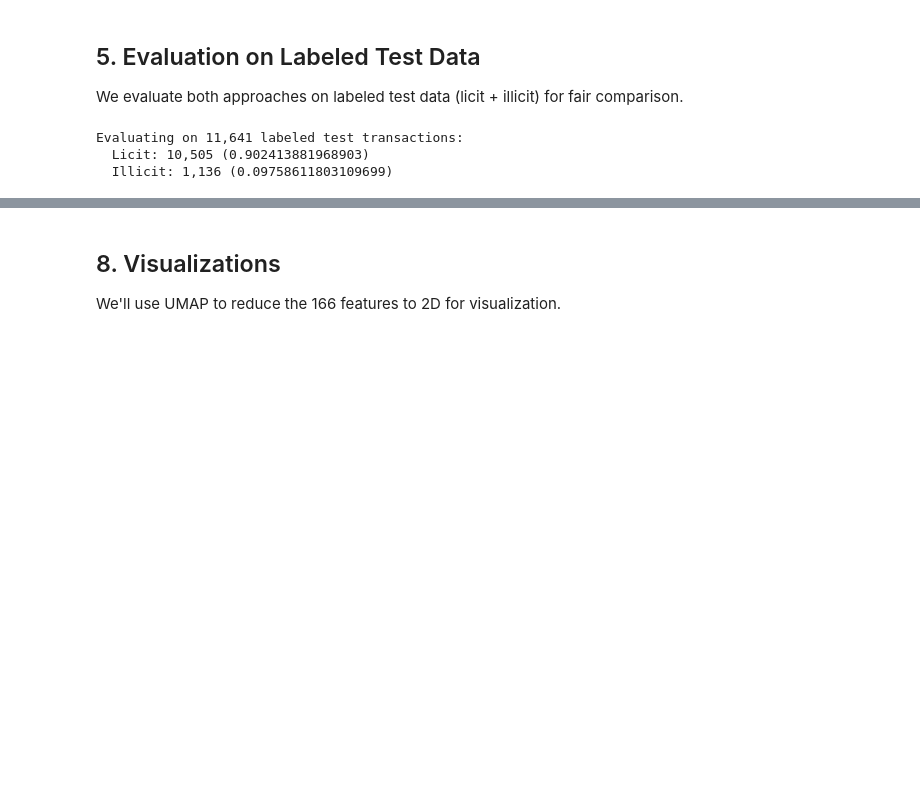
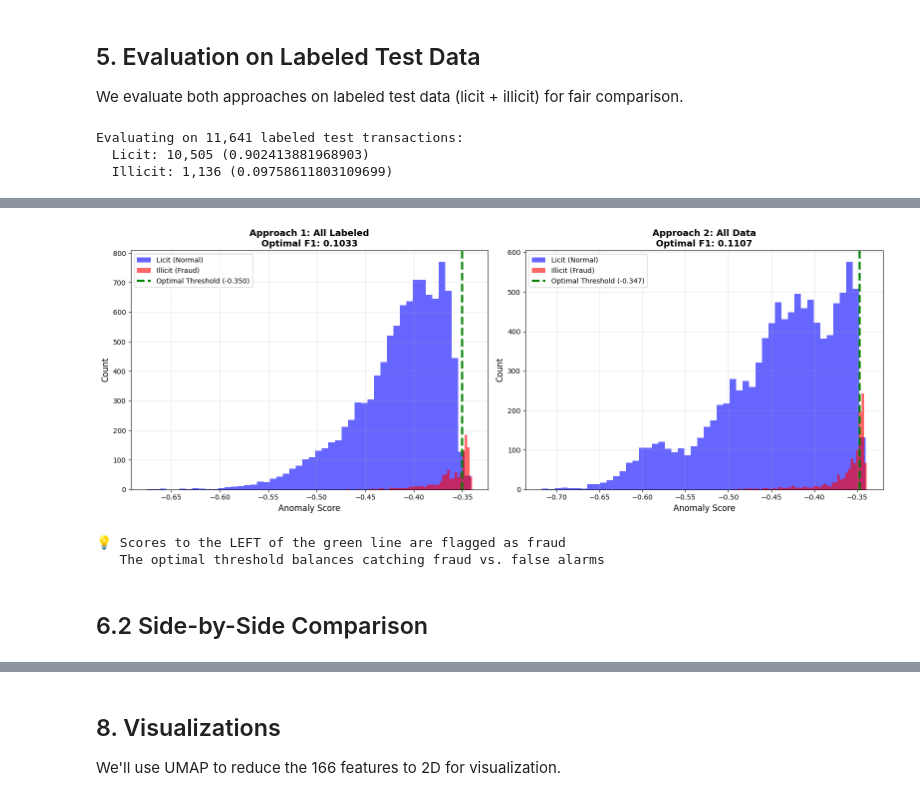
Before and after one commit to JeetG-22/bitcoin-fraud, a Jupyter notebook: notebooks/07_isolation_forest.ipynb, the cells around one changed output, grey strips where cells are left out. Cells and saved outputs as stored; diff of their text form; code cells hidden in the pictures; blank space fills up the shorter version.

```diff
--- a/notebooks/07_isolation_forest.ipynb
+++ b/notebooks/07_isolation_forest.ipynb
@@ -415,0 +431,39 @@ All Data:
+# %%
+# Visualize the threshold optimization
+import matplotlib.pyplot as plt
+
+fig, axes = plt.subplots(1, 2, figsize=(16, 6))
+
+# Plot score distributions with optimal threshold
+for idx, (scores, threshold, name) in enumerate([
+    (scores_labeled, threshold_labeled, 'Approach 1: All Labeled'),
+    (scores_all, threshold_all, 'Approach 2: All Data')
+]):
+    ax = axes[idx]
+
+    # Plot distributions
+    ax.hist(scores[y_test_binary == 0], bins=50, alpha=0.6, label='Licit (Normal)', color='blue')
+    ax.hist(scores[y_test_binary == 1], bins=50, alpha=0.6, label='Illicit (Fraud)', color='red')
+
+    # Mark the optimal threshold
+    ax.axvline(threshold, color='green', linestyle='--', linewidth=3,
+               label=f'Optimal Threshold ({threshold:.3f})')
+
+    ax.set_xlabel('Anomaly Score', fontsize=12)
+    ax.set_ylabel('Count', fontsize=12)
+    ax.set_title(f'{name}\nOptimal F1: {metrics_labeled_tuned["f1"] if idx==0 else metrics_all_tuned["f1"]:.4f}',
+                 fontsize=13, fontweight='bold')
+    ax.legend(fontsize=10)
+    ax.grid(True, alpha=0.3)
+
+plt.tight_layout()
+plt.show()
+
+print("💡 Scores to the LEFT of the green line are flagged as fraud")
+print("   The optimal threshold balances catching fraud vs. false alarms")
+# %% [output]
+[figure, added]
+💡 Scores to the LEFT of the green line are flagged as fraud
+   The optimal threshold balances catching fraud vs. false alarms
+# %% [markdown]
+## 6.2 Side-by-Side Comparison
```
Also changed, not shown: parts of 18 cells of this notebook, 1 other file.
